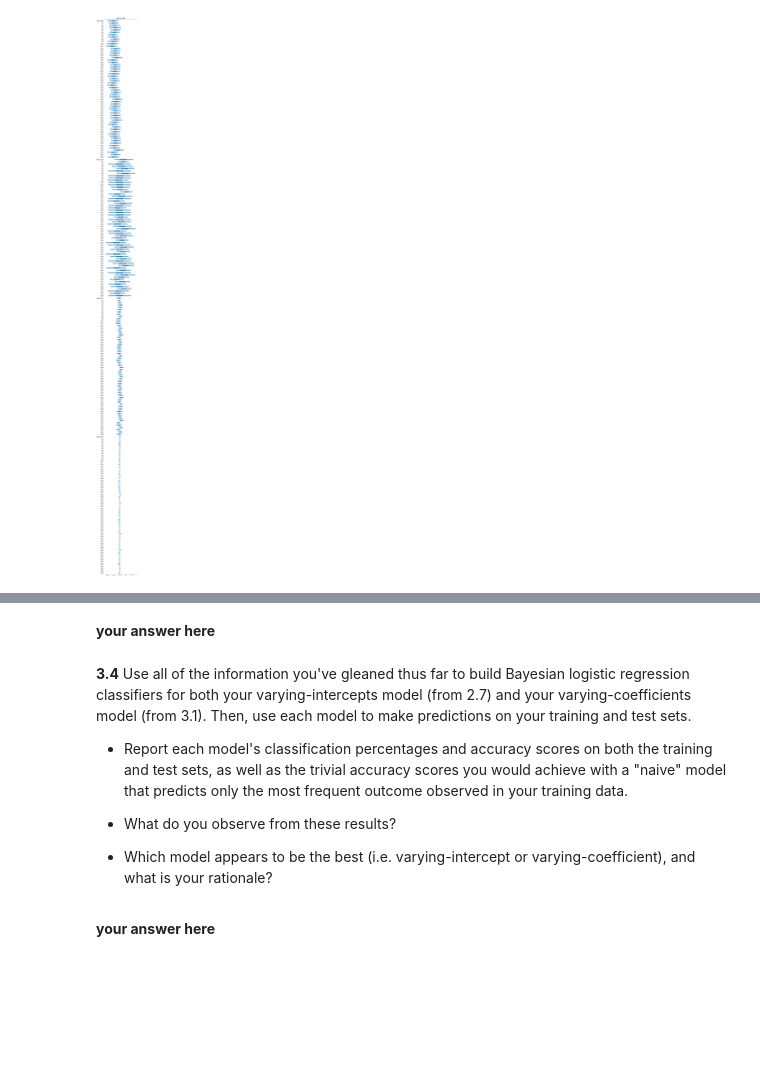
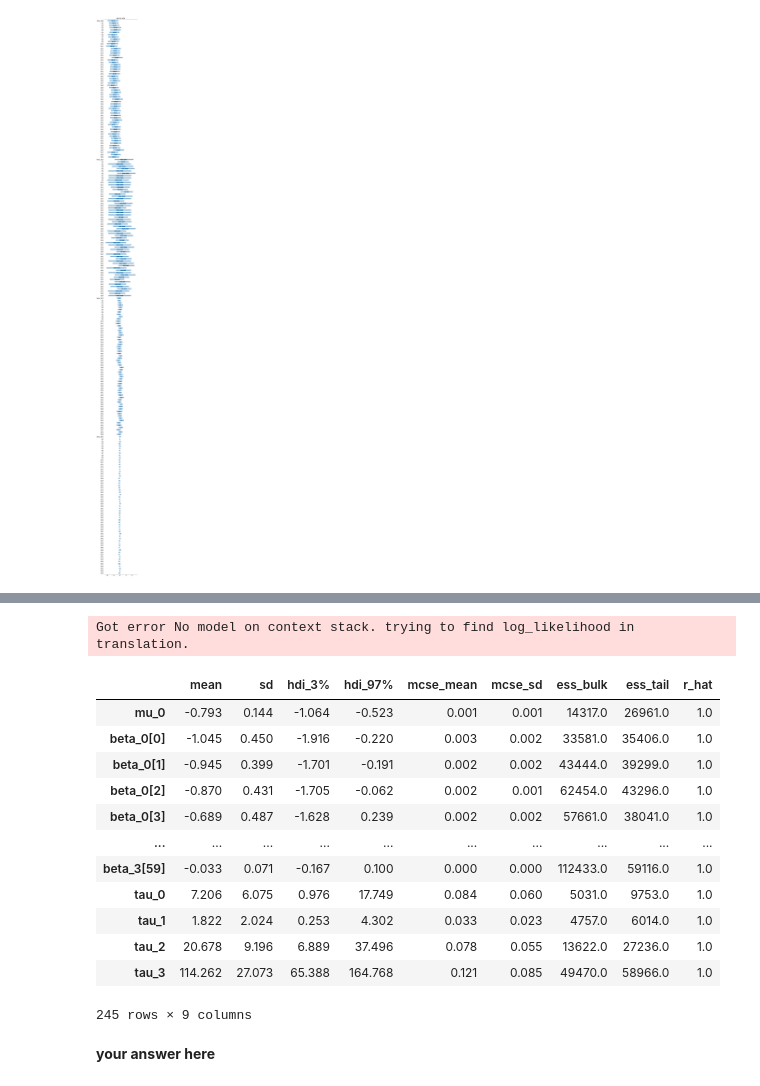
Before and after one commit to sebvargo/cs209b_hw2, a Jupyter notebook: cs109b_hw2.ipynb, the cells around one changed output, grey strips where cells are left out. Saved outputs shown, nothing was run; the diff lists cells and outputs as text; code cells hidden in the pictures; blank space fills up the shorter version.

```diff
--- a/cs109b_hw2.ipynb
+++ b/cs109b_hw2.ipynb
@@ -1187,16 +1186,20 @@ array([<AxesSubplot:title={'center':'94.0% HDI'}>], dtype=object)
+# %%
+# your code here
+df = az.summary(trace)
+# %% [output]
+Got error No model on context stack. trying to find log_likelihood in translation.
+|  | mean | sd | hdi_3% | hdi_97% | mcse_mean | mcse_sd | ess_bulk | ess_tail | r_hat |
+| mu_0 | -0.793 | 0.144 | -1.064 | -0.523 | 0.001 | 0.001 | 14317.0 | 26961.0 | 1.0 |
+| beta_0[0] | -1.045 | 0.450 | -1.916 | -0.220 | 0.003 | 0.002 | 33581.0 | 35406.0 | 1.0 |
+| beta_0[1] | -0.945 | 0.399 | -1.701 | -0.191 | 0.002 | 0.002 | 43444.0 | 39299.0 | 1.0 |
+| beta_0[2] | -0.870 | 0.431 | -1.705 | -0.062 | 0.002 | 0.001 | 62454.0 | 43296.0 | 1.0 |
+| beta_0[3] | -0.689 | 0.487 | -1.628 | 0.239 | 0.002 | 0.002 | 57661.0 | 38041.0 | 1.0 |
+| ... | ... | ... | ... | ... | ... | ... | ... | ... | ... |
+| beta_3[59] | -0.033 | 0.071 | -0.167 | 0.100 | 0.000 | 0.000 | 112433.0 | 59116.0 | 1.0 |
+| tau_0 | 7.206 | 6.075 | 0.976 | 17.749 | 0.084 | 0.060 | 5031.0 | 9753.0 | 1.0 |
+| tau_1 | 1.822 | 2.024 | 0.253 | 4.302 | 0.033 | 0.023 | 4757.0 | 6014.0 | 1.0 |
+| tau_2 | 20.678 | 9.196 | 6.889 | 37.496 | 0.078 | 0.055 | 13622.0 | 27236.0 | 1.0 |
+| tau_3 | 114.262 | 27.073 | 65.388 | 164.768 | 0.121 | 0.085 | 49470.0 | 58966.0 | 1.0 |
+245 rows × 9 columns
 # %% [markdown]
 **your answer here**
-# %% [markdown]
-<div class='exercise-r'>
-
-**3.4**  Use all of the information you've gleaned thus far to build Bayesian logistic regression classifiers for both your varying-intercepts model (from 2.7) and your varying-coefficients model (from 3.1). Then, use each model to make predictions on your training and test sets.
-
-  - Report each model's classification percentages and accuracy scores on both the training and test sets, as well as the trivial accuracy scores you would achieve with a "naive" model that predicts only the most frequent outcome observed in your training data.
-
-
-  - What do you observe from these results?
-
-
-  - Which model appears to be the best (i.e. varying-intercept or varying-coefficient), and what is your rationale?
-
-</div>
@@ -1205,2 +1205,0 @@ array([<AxesSubplot:title={'center':'94.0% HDI'}>], dtype=object)
-# %% [markdown]
-**your answer here**
```
Also changed, not shown: parts of 14 cells of this notebook.
